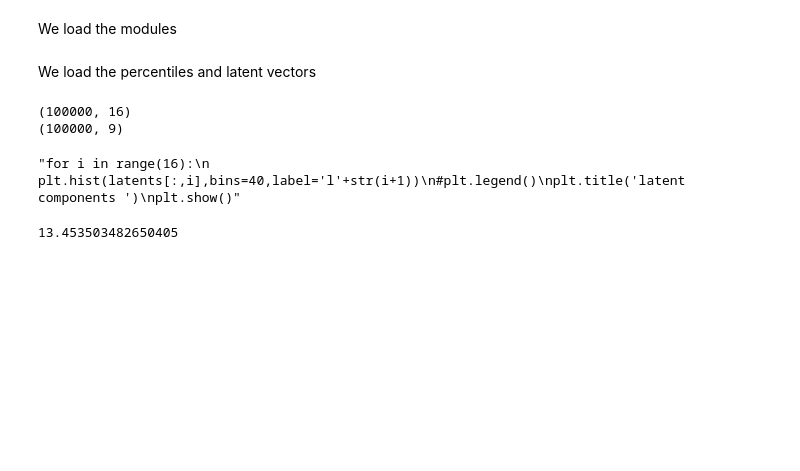
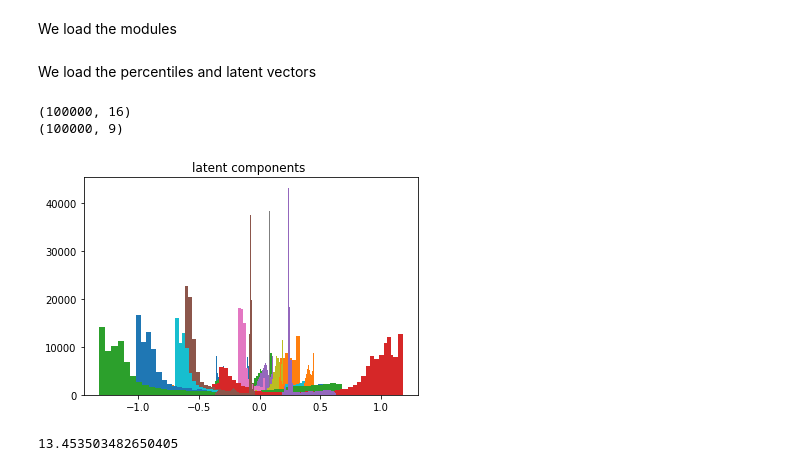
Before and after one commit to patriglesias/SBI_SFHs, a Jupyter notebook: non_parametric_sfh/1e5_posterior_estimation.ipynb, the cells around one changed output. Saved outputs shown, nothing was run; the diff lists cells and outputs as text; code cells hidden in the pictures; blank space fills up the shorter version.

```diff
--- a/non_parametric_sfh/1e5_posterior_estimation.ipynb
+++ b/non_parametric_sfh/1e5_posterior_estimation.ipynb
@@ -22,33 +22,28 @@ We load the percentiles and latent vectors
 # %%
 latents_batch=np.load('./output_spender/latents.npy',allow_pickle=True)
 percentiles=np.load('./output_spender/percentiles.npy',allow_pickle=True)
 latents=np.zeros((100000,16))
 batch_size=128
 
 #to create a single dataset with all the minibatches
 for j in range(len(latents_batch)):
     for i,x in enumerate(latents_batch[j]):
         latents[batch_size*j+i,:]=x
 
 print(np.shape(latents))
 print(np.shape(percentiles))
 
 #for checking distributions
-"""for i in range(9):
-    plt.hist(percentiles[:,i],bins=20)
-    plt.title('Percentile '+str((i+1)*10)+' %')
-    plt.xlabel('Time [Gyr]')
-    plt.show()"""
 
-"""for i in range(16):
+for i in range(16):
     plt.hist(latents[:,i],bins=40,label='l'+str(i+1))
 #plt.legend()
 plt.title('latent components ')
-plt.show()"""
+plt.show()
 # %% [output]
 (100000, 16)
 (100000, 9)
-"for i in range(16):\n    plt.hist(latents[:,i],bins=40,label='l'+str(i+1))\n#plt.legend()\nplt.title('latent components ')\nplt.show()"
+[figure, added]
 # %%
 for i in range(9):
     plt.hist(percentiles[:,i],bins=150)
```
Also changed, not shown: parts of 2 cells of this notebook, 9 other files.
